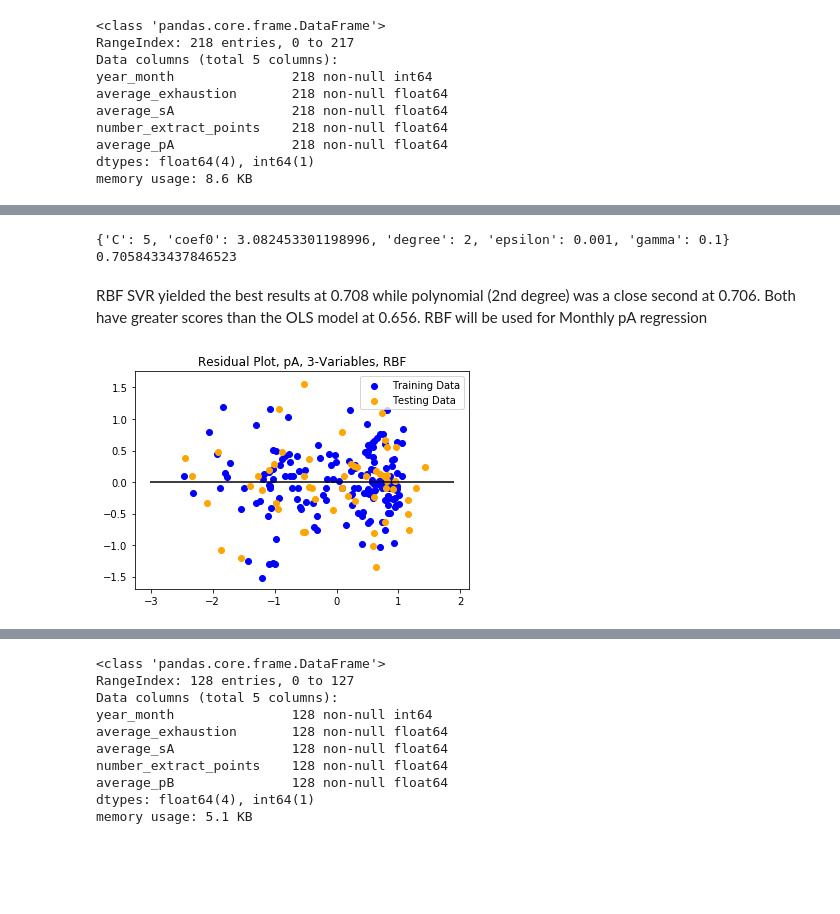
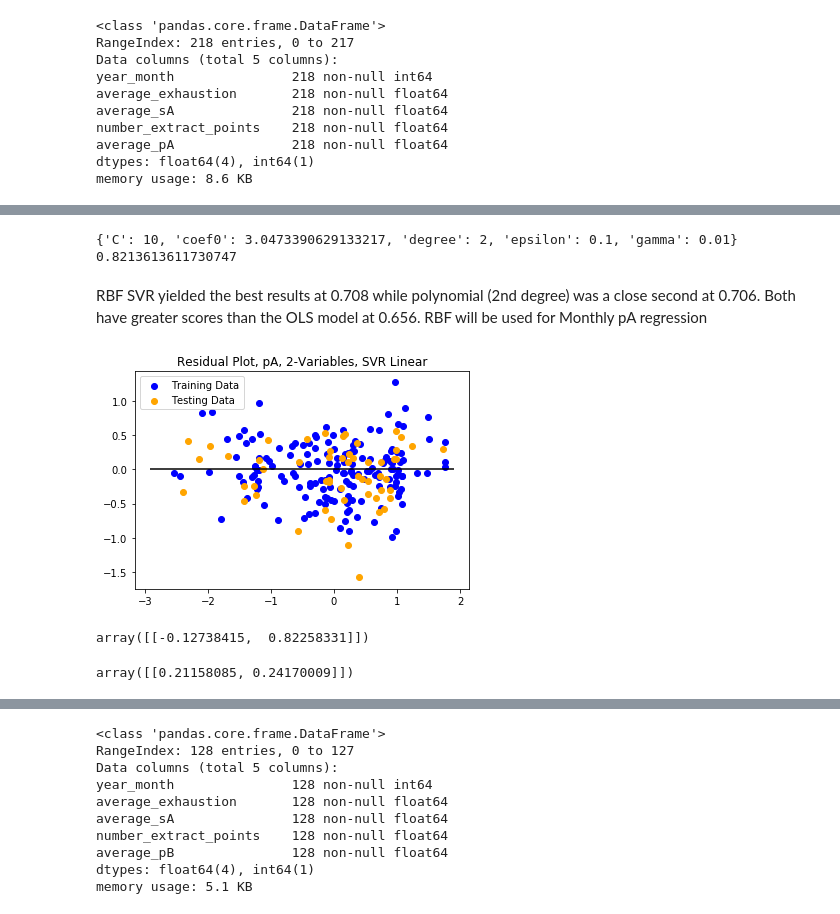
Before and after one commit to ngoodweiler/Data-Analytics-Final_Project, a Jupyter notebook: hyperparameters_monthly.ipynb, the cells around one changed output, grey strips where cells are left out. Saved outputs shown, nothing was run; the diff lists cells and outputs as text; code cells hidden in the pictures; blank space fills up the shorter version.

```diff
--- a/hyperparameters_monthly.ipynb
+++ b/hyperparameters_monthly.ipynb
@@ -28,6 +28,6 @@ memory usage: 8.6 KB
 # %%
 # Testing SVR, KNN is a claffification technique and needs binary results
 from sklearn.svm import SVR
-X = monthly_pA[['average_exhaustion','average_sA','number_extract_points']]
+X = monthly_pA[['average_exhaustion','average_sA']]
 y = monthly_pA['average_pA'].values.reshape(-1,1)
 # %%
@@ -221,26 +247,26 @@ print(grid.best_params_)
 # List the best score
 print(grid.best_score_)
 # %% [output]
-{'C': 5, 'coef0': 3.082453301198996, 'degree': 2, 'epsilon': 0.001, 'gamma': 0.1}
-0.7058433437846523
+{'C': 10, 'coef0': 3.0473390629133217, 'degree': 2, 'epsilon': 0.1, 'gamma': 0.01}
+0.8213613611730747
 # %% [markdown]
 RBF SVR yielded the best results at 0.708 while polynomial (2nd degree) was a close second at 0.706. Both have greater scores than the OLS model at 0.656. RBF will be used for Monthly pA regression
 # %%
 # Plot pA residuals based on 3-variable, RBF SVR model
-model = SVR(kernel='rbf', C=5, gamma=0.1, epsilon=0.1)
+model = SVR(kernel='linear', C=5, gamma=0.001)
 X_train_x = model.fit(X_train_scaled,y_train_array).predict(X_train_scaled)
 X_test_x = model.fit(X_test_scaled,y_test_array).predict(X_test_scaled)
 fig,ax1 = plt.subplots()
 plt.scatter(X_train_x,X_train_x - y_train_array, c='blue',label='Training Data')
 plt.scatter(X_test_x,X_test_x - y_test_array, c='orange', label='Testing Data')
 plt.legend()
 plt.hlines(y=0,xmin=y_train_array.min(),xmax=y_train_array.max())
-plt.title('Residual Plot, pA, 3-Variables, RBF')
+plt.title('Residual Plot, pA, 2-Variables, SVR Linear')
 fig.set_size_inches(6, 4)
-fig.savefig('Images/month_pA_rbf_residual.png', dpi=96)
+fig.savefig('Images/month_pA_svrlinear_residual.png', dpi=96)
 plt.show()
 # %% [output]
-[figure, old version]
+[figure, new version]
 # %%
 # Plot actual and predicted values
 # Transform full set of data
@@ -254,5 +280,15 @@ model = SVR(kernel='rbf', C=5, gamma=0.1, epsilon=0.1)
 # Inverse the transformation of y
 y_predicted = y_scaler.inverse_transform((model.fit(X_scaled,y_array).predict(X_scaler.transform(X))))
+# %%
+coeffs = model.fit(X_scaled,y_array).coef_
+coeffs
+# %% [output]
+array([[-0.12738415,  0.82258331]])
+# %%
+coeffs = y_scaler.inverse_transform(coeffs)
+coeffs
+# %% [output]
+array([[0.21158085, 0.24170009]])
 # %%
 monthly_pA['Predicted_pA'] = y_predicted
 monthly_pA['Error'] = monthly_pA['Predicted_pA'] - monthly_pA['average_pA']
```
Also changed, not shown: parts of 45 cells of this notebook, 24 other files.
